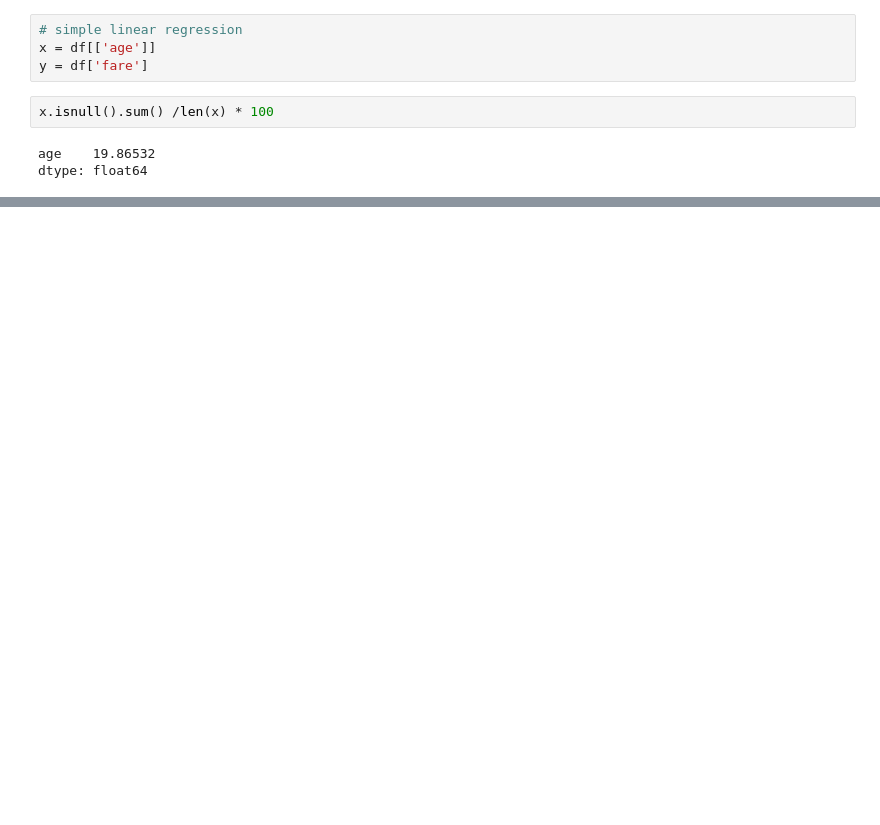
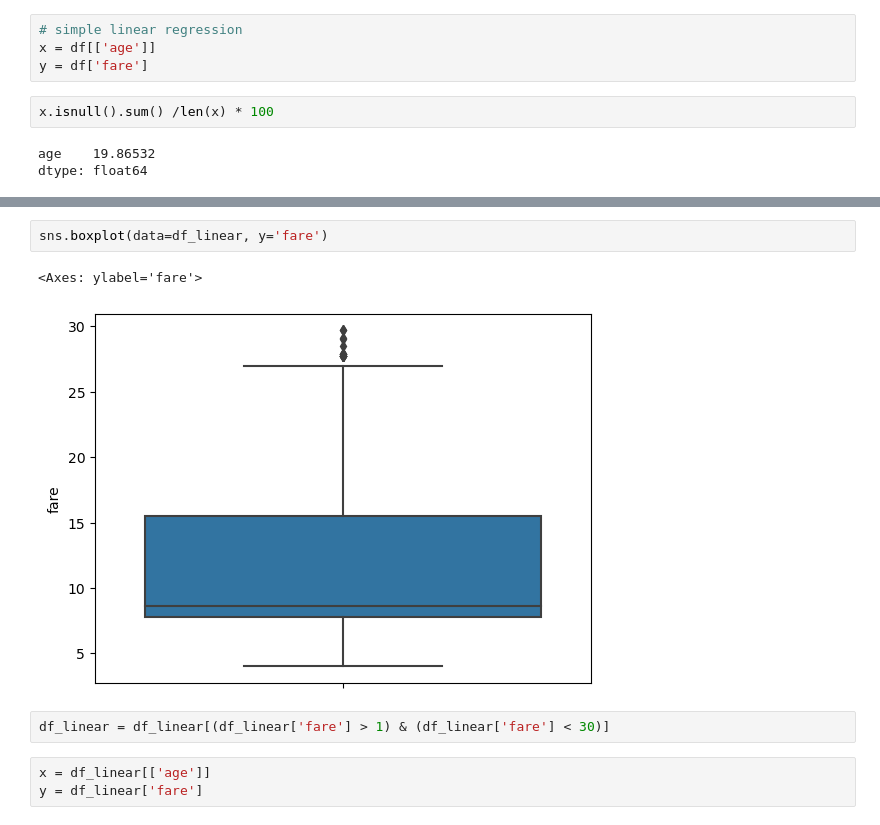
Before and after one commit to Afzalfaizi/python-ka-chilla, a Jupyter notebook: Machine Learning/regression.ipynb, the cells around one changed output, grey strips where cells are left out. Cells and saved outputs as stored; diff of their text form; blank space fills up the shorter version.

```diff
--- a/Machine Learning/regression.ipynb
+++ b/Machine Learning/regression.ipynb
@@ -40,0 +86,10 @@ dtype: float64
+# %%
+sns.boxplot(data=df_linear, y='fare')
+# %% [output]
+<Axes: ylabel='fare'>
+[figure, added]
+# %%
+df_linear = df_linear[(df_linear['fare'] > 1) & (df_linear['fare'] < 30)]
+# %%
+x = df_linear[['age']]
+y = df_linear['fare']
```
Also changed, not shown: parts of 8 cells of this notebook.
